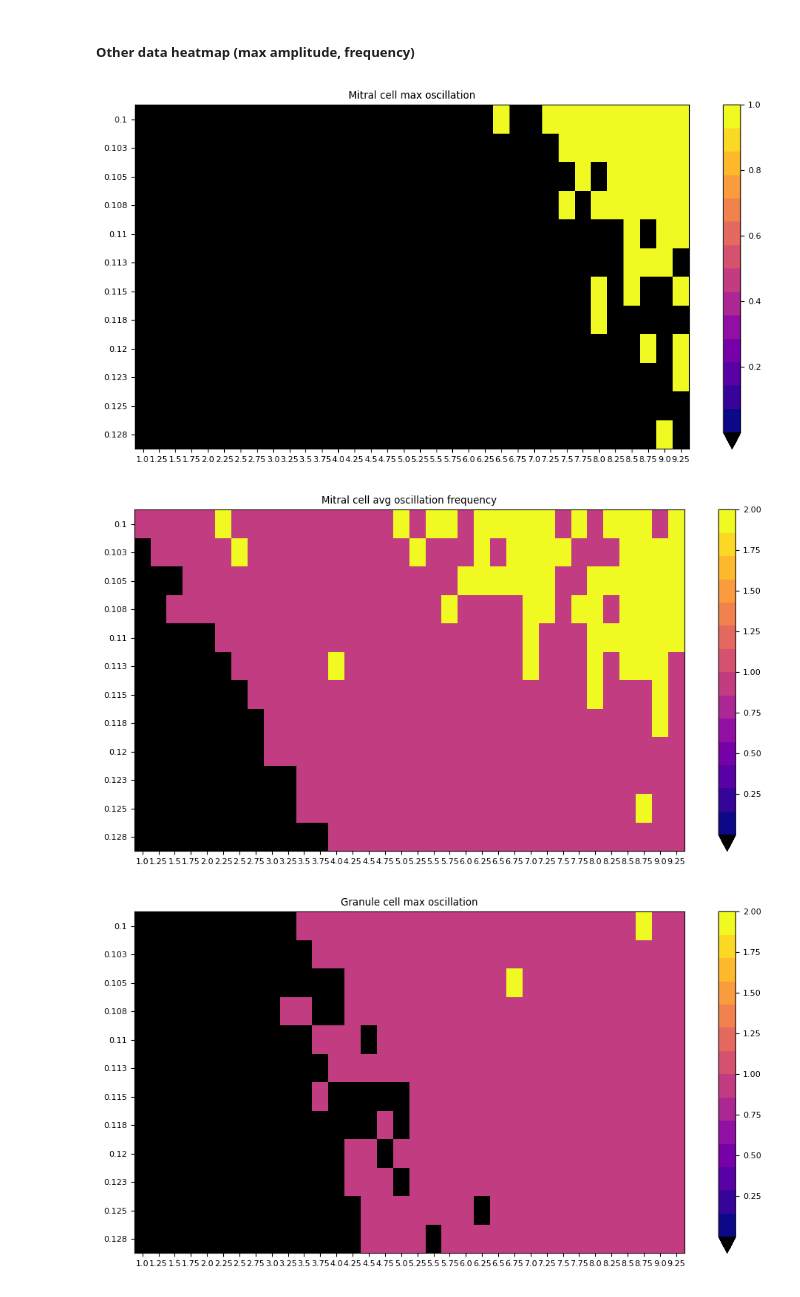
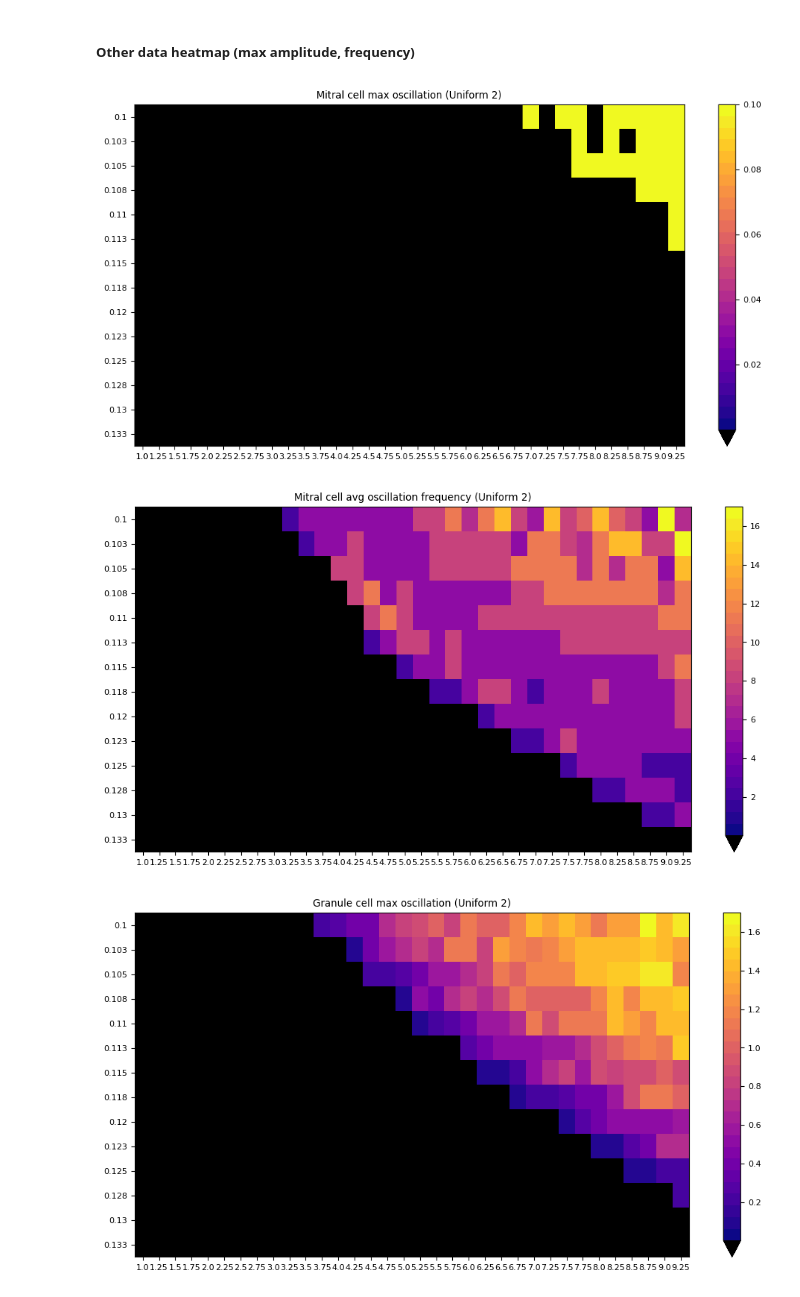
Before and after one commit to jhsieh731/23_research, a Jupyter notebook: 1989_Li.ipynb, the cells around one changed output. Drawn from its saved outputs; the diff is of its cells as text; code cells hidden in the pictures.

Commit message:
graphs for H/W scale, odor input synchronization, heatmap clarity

```diff
--- a/1989_Li.ipynb
+++ b/1989_Li.ipynb
@@ -104,8 +105,8 @@ W_0 = np.array([[0.3, 0.7, 0, 0, 0, 0, 0, 0, 0.5, 0.3],
 # %% [markdown]
 Unif random connections
 # %%
-H_0 = np.random.uniform(size=(N, M))
-W_0 = np.random.uniform(size=(M, N))
+H_0 = np.random.uniform(size=(N, M)) * 2
+W_0 = np.random.uniform(size=(M, N)) * 2
 # %% [markdown]
 ### Internal State Cell Models
 # %% [markdown]
@@ -238,12 +252,12 @@ def calculate_thresholds(Z):
         t_start += start
         t_decay += decay
         t_max += max_time_amp[1]
-        t_freq += len(waves)/3.5
+        t_freq += len(waves)/.35
         tot_trials += 1
     # (start, decay, max_amp, freq)
     if tot_trials == 0:
         return (0, 0, 0, 0)
-    return (t_start/tot_trials, t_decay/tot_trials, t_max/tot_trials, t_freq/tot_trials)
+    return (t_start/tot_trials, t_decay/tot_trials, t_max, t_freq/tot_trials)
 # %% [markdown]
 Calculation of raw heatmap values (slow step)
 # %%
@@ -252,7 +266,7 @@ from matplotlib.colors import ListedColormap
 
 
 p_min, p_max, p_step = 1, 9.5, 0.25
-Ic_min, Ic_max, Ic_step = 0.1, 0.13, 0.0025
+Ic_min, Ic_max, Ic_step = 0.1, 0.135, 0.0025
 
 rows = int((Ic_max-Ic_min)/Ic_step)
 cols = int((p_max-p_min)/p_step)
@@ -286,11 +300,12 @@ for i in range(rows):
 Plotting function for heatmaps
 # %%
 # HEATMAP FN
-plasma_r = cm.get_cmap('plasma_r', 14)
-plasma = cm.get_cmap('plasma', 14)
+plasma_r = cm.get_cmap('plasma_r', 28)
+plasma = cm.get_cmap('plasma', 28)
 
-xlabs = np.arange(p_min, p_max, p_step)
-ylabs = np.flip(np.round(np.arange(Ic_min, Ic_max, Ic_step), 3))
+# arange has floating point imprecision: specify stop slightly less to avoid labeling error
+xlabs = np.arange(p_min, p_max - p_step/2, p_step)
+ylabs = np.flip(np.round(np.arange(Ic_min, Ic_max - Ic_step/2, Ic_step), 3))
 
 def plot_heatmap(M, title, filename=False, reverse=True):
     cmap = plasma_r if reverse else plasma
@@ -302,8 +317,8 @@ def plot_heatmap(M, title, filename=False, reverse=True):
     ax.set_xticks(np.arange(cols)+0.5, labels=xlabs)
     ax.set_yticks(np.arange(rows)+0.5, labels=ylabs)
     plt.colorbar(extend='min')
-    plt.title(title+' (Uniform Connectivity)')
-    if filename: plt.savefig(filename+'_unif')
+    plt.title(title+' (Uniform 2)')
+    if filename: plt.savefig('figures/uniform2/' + filename + '_2_unif')
     plt.show()
 # %% [markdown]
 ##### Main heatmaps (start and decay time)
@@ -320,11 +335,11 @@ plot_heatmap(G_decay_vals, 'Granule cell oscillation decay', 'G_decay', reverse=
 # %% [markdown]
 ##### Other data heatmap (max amplitude, frequency)
 # %%
-plot_heatmap(M_max_vals, 'Mitral cell max oscillation')
-plot_heatmap(M_freq_vals, 'Mitral cell avg oscillation frequency')
-plot_heatmap(G_max_vals, 'Granule cell max oscillation')
-plot_heatmap(G_freq_vals, 'Granule cell avg oscillation frequency')
+plot_heatmap(M_max_vals/10, 'Mitral cell max oscillation', 'M_max')
+plot_heatmap(M_freq_vals, 'Mitral cell avg oscillation frequency', 'M_freq')
+plot_heatmap(G_max_vals/10, 'Granule cell max oscillation', 'G_max')
+plot_heatmap(G_freq_vals, 'Granule cell avg oscillation frequency', 'G_freq')
 # %% [output]
-[figure, old version]
+[figure, new version]
-[figure, old version]
+[figure, new version]
-[figure, old version]
+[figure, new version]
```
Also changed, not shown: parts of 6 cells of this notebook, 39 other files.
